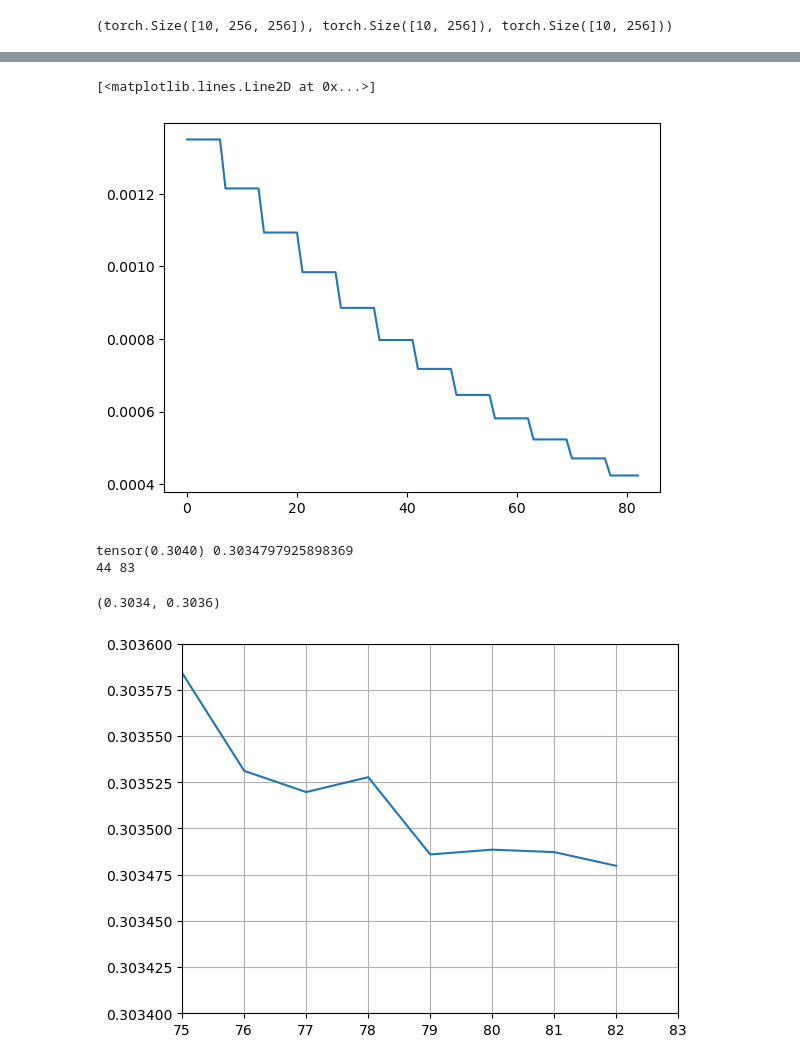
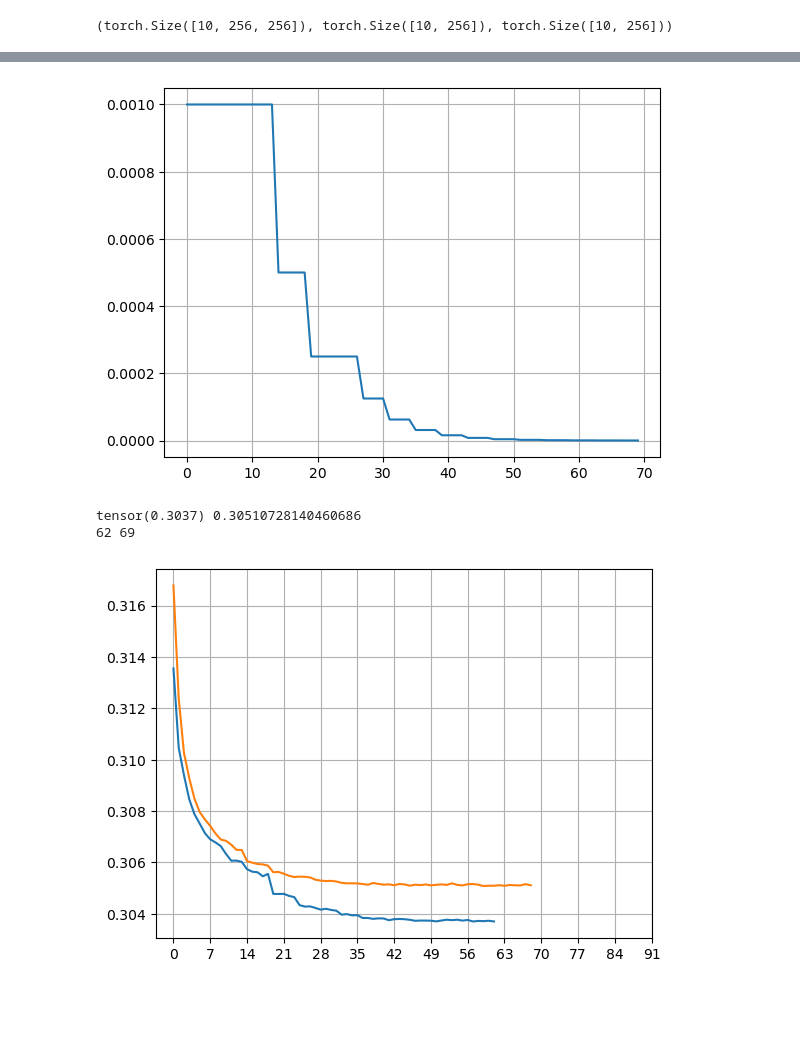
Before and after one commit to felsager/vae_lung_tumor_segmentation, a Jupyter notebook: notebooks/vae_model_2.ipynb, the cells around one changed output, grey strips where cells are left out. Cells and saved outputs as stored; diff of their text form; code cells hidden in the pictures; blank space fills up the shorter version.

```diff
--- a/notebooks/vae_model_2.ipynb
+++ b/notebooks/vae_model_2.ipynb
@@ -19,21 +19,30 @@ class VAEModel(nn.Module):
         for i in range(0, 8):
             self.encoder.append(nn.Sequential(
                 nn.Conv2d(2**i, 2**(i+1), 4, 2, 1),
-                #nn.BatchNorm2d(2**(i+1)),
                 self.activation,))
 
         self.decoder = nn.Sequential()
         for i in range(0, 7):
             self.decoder.append(nn.Sequential(
                 nn.ConvTranspose2d(2**(8-i), 2**(7-i), 4, 2, 1),
-                #nn.BatchNorm2d(2**(7-i)),
                 self.activation,))
         self.decoder.append(nn.Sequential(
             nn.ConvTranspose2d(2, 1, kernel_size = 4, stride = 2, padding=1),
-            #nn.BatchNorm2d(1),
             nn.Sigmoid()
             )
         )
+
+        '''
+        self.segmentation_decoder = nn.Sequential()
+        for i in range(0, 7):
+            self.segmentation_decoder.append(nn.Sequential(
+                nn.ConvTranspose2d(2**(8-i), 2**(7-i), 4, 2, 1),
+                self.activation,))
+        self.segmentation_decoder.append(nn.Sequential(
+            nn.ConvTranspose2d(2, 1, kernel_size = 4, stride = 2, padding=1),
+            nn.Sigmoid()
+            )
+        )'''
 
         self.fc_mu = nn.Linear(w, latent_size)
         self.fc_log_sigma = nn.Linear(w, latent_size)
@@ -193,13 +202,15 @@ B.shape, mu_B.shape, log_sigma_B.shape
 # %% [output]
 (torch.Size([10, 256, 256]), torch.Size([10, 256]), torch.Size([10, 256]))
 # %%
-lr = 1.5e-3
+lr = 1e-3
 model = model.to(device)
 optimizer = optim.AdamW(model.parameters(), lr=lr)
-scheduler = optim.lr_scheduler.StepLR(optimizer, step_size=7, gamma=0.9)
+#scheduler = optim.lr_scheduler.StepLR(optimizer, step_size=7, gamma=0.9)
+scheduler = optim.lr_scheduler.ReduceLROnPlateau(optimizer, mode='min', factor=0.5, patience=3, threshold=5e-4, threshold_mode='abs', verbose=True)
 # %%
 train_losses = []
 dev_losses = []
+lrs = []
 # %%
 #model = torch.load('../saved_models/model_13')
 #model = model.to(device)
@@ -209,12 +220,13 @@ NUM_EPOCHS = 100
 
 dev_loader = make_dev_loader()
 for epoch in range(1, NUM_EPOCHS+1):
+    lrs.append(optimizer.param_groups[0]['lr'])
     start_time = timer()
     train_loss = train_epoch(model, optimizer)
     train_losses.append(train_loss)
     end_time = timer()
     dev_loss = evaluate(model, dev_loader)
     dev_losses.append(dev_loss)
-    scheduler.step()
+    scheduler.step(dev_loss)
     print((f"Epoch: {epoch}, Train loss: {train_loss:.4f}, Dev loss: {dev_loss:.4f}, "f"Epoch time = {(end_time - start_time):.3f}s"))
 # %% [output]
@@ -238,31 +250,31 @@ Epoch: 83, Train loss: 0.2731, Dev loss: 0.3035, Epoch time = 78.429s
 KeyboardInterrupt:
 # %%
-lrs = np.ones(len(dev_losses))*lr
-for i in range(12):
-    lrs[i*7:] = lrs[i*7:]*0.9
+#lrs = np.ones(len(dev_losses))*lr
+#stepsize = 5
+#for i in range(18):
+#    lrs[(i+1)*stepsize:] = lrs[(i+1)*stepsize:]*0.9
 plt.plot(lrs)
+plt.grid()
 # %% [output]
-[<matplotlib.lines.Line2D at 0x...>]
-[figure, old version]
+[figure, new version]
 # %%
-model_no = 35
+model_no = 39
 torch.save(model, f'../saved_models/model_{model_no}')
 torch.save(torch.Tensor(train_losses), f'../losses/train_losses_model_{model_no}')
 torch.save(torch.Tensor(dev_losses), f'../losses/dev_losses_model_{model_no}')
 dev_losses_2 = torch.load(f'../losses/dev_losses_model_{model_no-1}')
 print(dev_losses_2[-1], dev_losses[-1])
 print(len(dev_losses_2), len(dev_losses))
-#plt.plot((dev_losses_2))
+plt.plot((dev_losses_2))
 plt.plot((dev_losses))
 plt.grid()
-#plt.xticks(np.arange(0, 83, 7));
-plt.xlim([75, 83])
-plt.ylim([0.3034, 0.3036])
+plt.xticks(np.arange(0, 92, 7));
+#plt.xlim([75, 83])
+#plt.ylim([0.3034, 0.3036])
 # %% [output]
-tensor(0.3040) 0.3034797925898369
-44 83
+tensor(0.3037) 0.30510728140460686
+62 69
-(0.3034, 0.3036)
-[figure, old version]
+[figure, new version]
 # %%
 model.eval()
 x_test = next(iter(dev_loader))[0].view(1, 256, 256).to(device)
```
Also changed, not shown: parts of 3 cells of this notebook, 12 other files.
